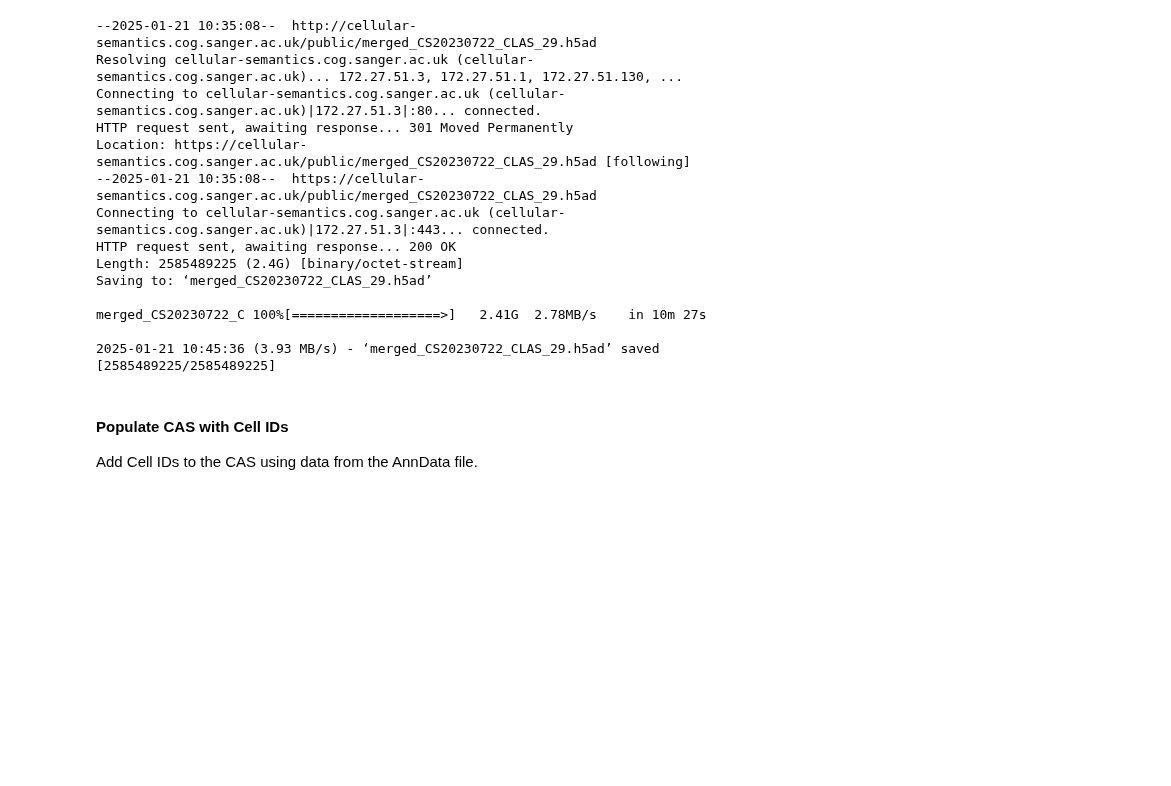
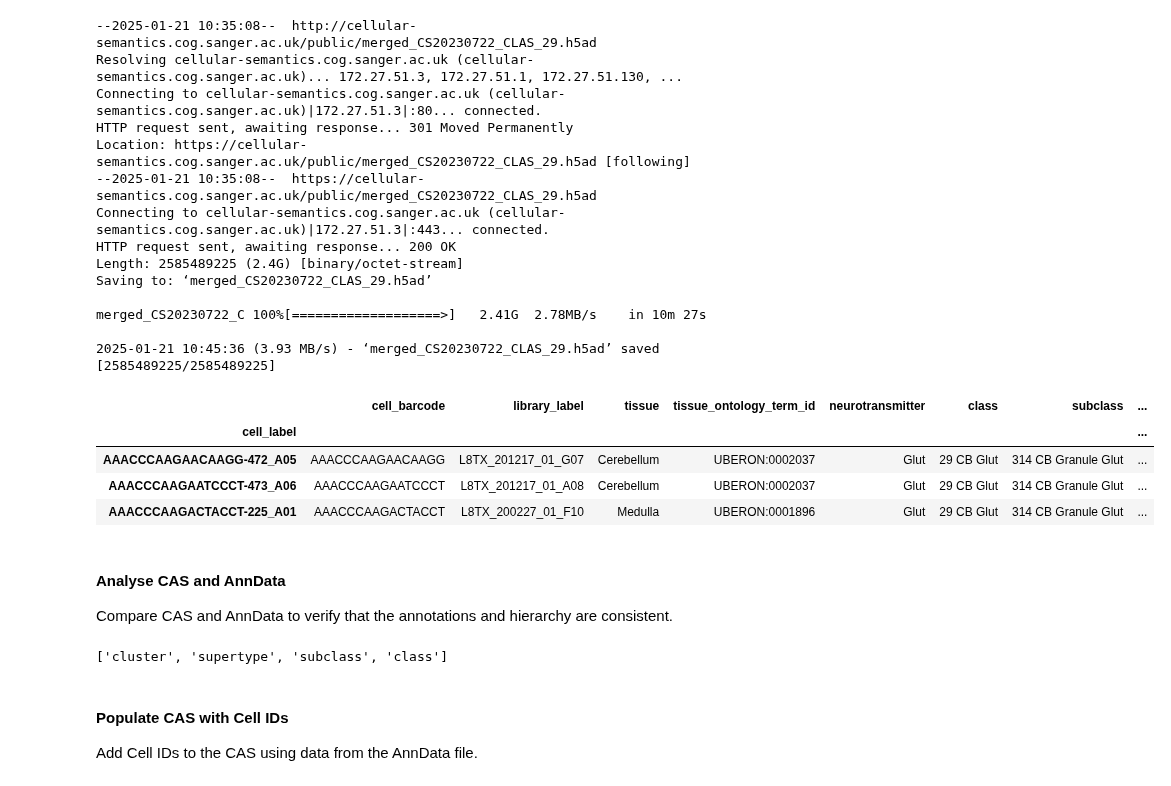
Before and after one commit to cellannotation/cas-tools, a Jupyter notebook: notebooks/allen_spreadsheet_to_cas.ipynb, the cells around one changed output. Cells and saved outputs as stored; diff of their text form; code cells hidden in the pictures; blank space fills up the shorter version.

```diff
--- a/notebooks/allen_spreadsheet_to_cas.ipynb
+++ b/notebooks/allen_spreadsheet_to_cas.ipynb
@@ -106,6 +107,44 @@ Saving to: ‘merged_CS20230722_CLAS_29.h5ad’
 merged_CS20230722_C 100%[===================>]   2.41G  2.78MB/s    in 10m 27s
 
 2025-01-21 10:45:36 (3.93 MB/s) - ‘merged_CS20230722_CLAS_29.h5ad’ saved [2585489225/2585489225]
+# %%
+from cas.file_utils import read_anndata_file
+
+anndata = read_anndata_file("./merged_CS20230722_CLAS_29.h5ad")
+anndata.obs[:3]
+# %% [output]
+|  | cell_barcode | library_label | tissue | tissue_ontology_term_id | neurotransmitter | class | subclass | ... |
+| cell_label |  |  |  |  |  |  |  | ... |
+| AAACCCAAGAACAAGG-472_A05 | AAACCCAAGAACAAGG | L8TX_201217_01_G07 | Cerebellum | UBERON:0002037 | Glut | 29 CB Glut | 314 CB Granule Glut | ... |
+| AAACCCAAGAATCCCT-473_A06 | AAACCCAAGAATCCCT | L8TX_201217_01_A08 | Cerebellum | UBERON:0002037 | Glut | 29 CB Glut | 314 CB Granule Glut | ... |
+| AAACCCAAGACTACCT-225_A01 | AAACCCAAGACTACCT | L8TX_200227_01_F10 | Medulla | UBERON:0001896 | Glut | 29 CB Glut | 314 CB Granule Glut | ... |
+# %% [markdown]
+#### Analyse CAS and AnnData
+
+Compare CAS and AnnData to verify that the annotations and hierarchy are consistent.
+# %%
+obs = anndata.obs
+
+labelsets = [labelset.name for labelset in sorted(cas_data.labelsets, key=lambda x: x.rank)]
+print(labelsets)
+
+# assert cluster counts are the same
+cas_clusters = { annotation.cell_label for annotation in cas_data.annotations if annotation.labelset == "cluster"}
+anndata_clusters = set(obs["cluster"].unique())
+assert cas_clusters == anndata_clusters
+
+# assert hierarchies are the same
+for annotation in cas_data.annotations:
+    if labelsets.index(annotation.labelset) < len(labelsets) -1:
+        # list all parent names for the given annotation in the AnnData
+        parent_labelset = labelsets[labelsets.index(annotation.labelset) + 1]
+        parent_names = obs[obs[annotation.labelset] == annotation.cell_label][parent_labelset].unique()
+        # assert has only one parent
+        assert len(parent_names) == 1
+        # assert AnnData parent is same with CAS parent
+        assert annotation.parent_cell_set_name == parent_names[0]
+# %% [output]
+['cluster', 'supertype', 'subclass', 'class']
 # %% [markdown]
 #### Populate CAS with Cell IDs
 
```
Also changed, not shown: parts of 2 cells of this notebook.
